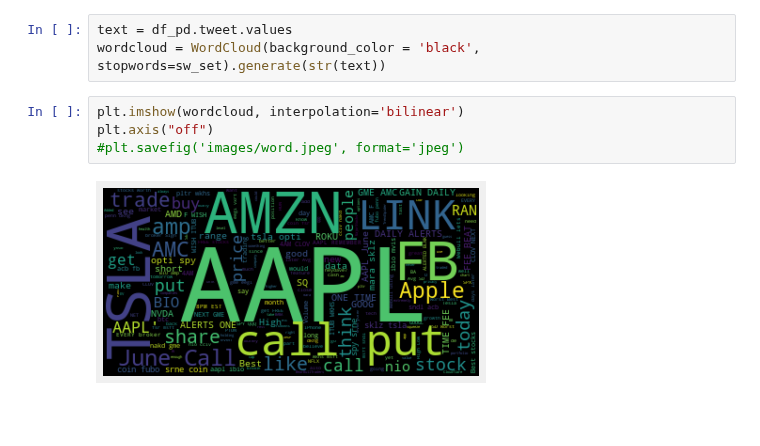
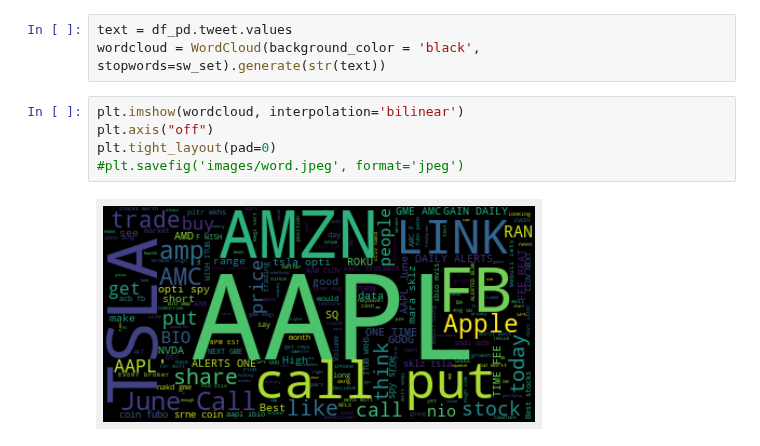
Before and after one commit to ghcn345/Stock-Market-Prediction, a Jupyter notebook: stock_market_NLP.ipynb, the cells around one changed output. Saved outputs shown, nothing was run; the diff lists cells and outputs as text; blank space fills up the shorter version.

```diff
--- a/stock_market_NLP.ipynb
+++ b/stock_market_NLP.ipynb
@@ -314,6 +314,7 @@ wordcloud = WordCloud(background_color = 'black', stopwords=sw_set).generate(str
 # %%
 plt.imshow(wordcloud, interpolation='bilinear')
 plt.axis("off")
+plt.tight_layout(pad=0)
 #plt.savefig('images/word.jpeg', format='jpeg')
 # %% [output]
-[figure, old version]
+[figure, new version]
```
Also changed, not shown: 1 other file.
